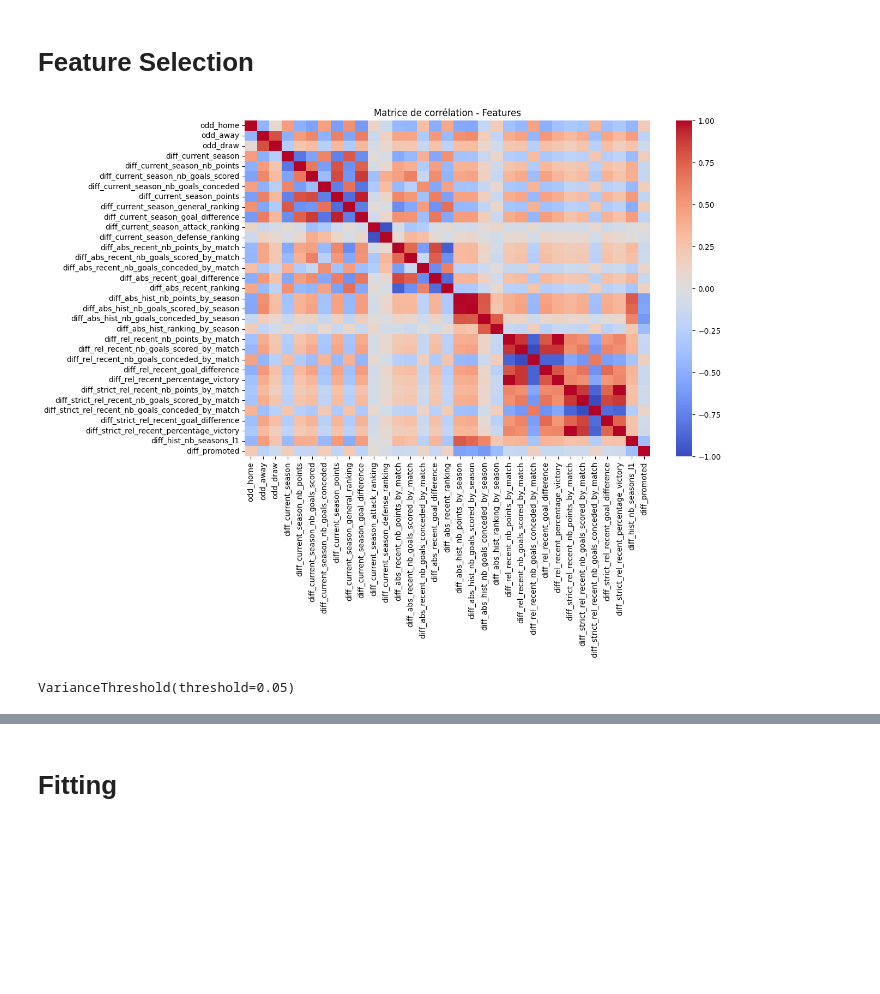
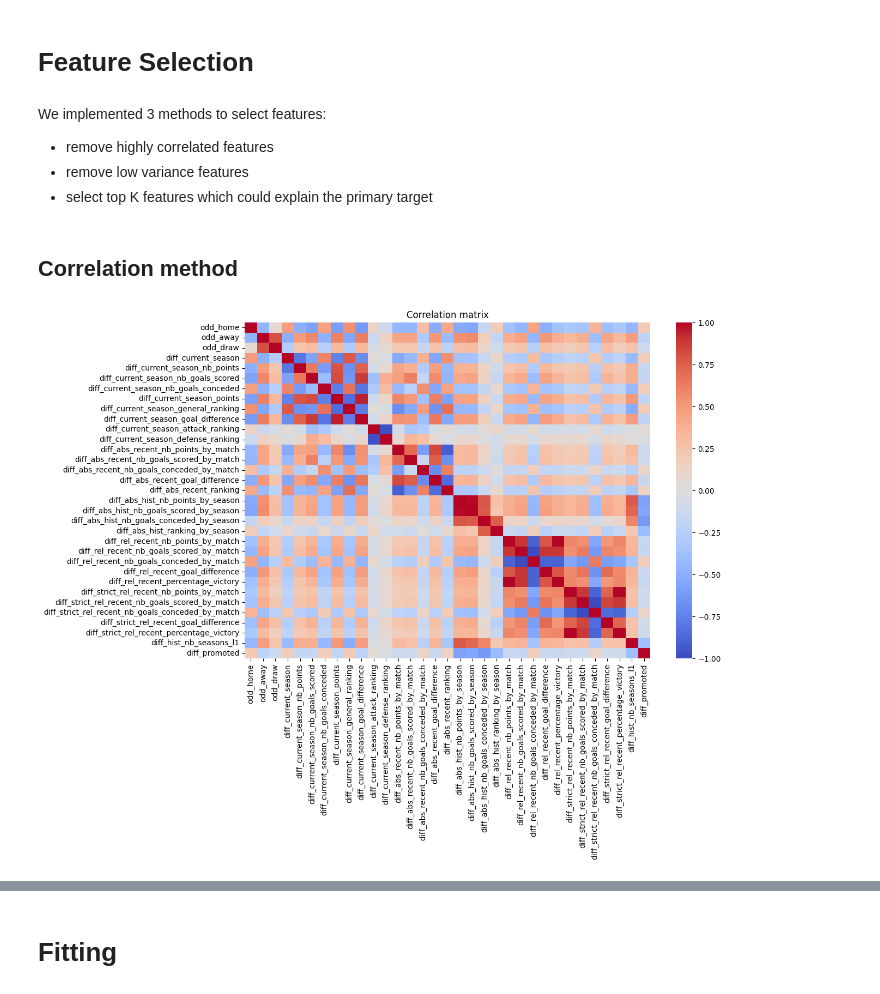
Before and after one commit to eliasmourdi/Ligue1_Predictions, a Jupyter notebook: notebooks/04a-primary_modeling.ipynb, the cells around one changed output, grey strips where cells are left out. Cells and saved outputs as stored; diff of their text form; code cells hidden in the pictures; blank space fills up the shorter version.

Commit message:
feature selection functions finalization

```diff
--- a/notebooks/04a-primary_modeling.ipynb
+++ b/notebooks/04a-primary_modeling.ipynb
@@ -104,11 +113,18 @@ X_train_primary.head()
 5 rows × 35 columns
 # %% [markdown]
 # Feature Selection
+# %% [markdown]
+We implemented 3 methods to select features:
+- remove highly correlated features
+- remove low variance features
+- select top K features which could explain the primary target
+# %% [markdown]
+## Correlation method
 # %%
 corr = X_train_primary.corr(numeric_only=True)
 plt.figure(figsize=(12,8))
 sns.heatmap(corr, cmap="coolwarm", center=0)
-plt.title("Matrice de corrélation - Features")
+plt.title("Correlation matrix")
 plt.show()
 # %% [output]
-[figure, old version]
+[figure, new version]
@@ -135,5 +130,0 @@ def remove_low_variance_features(df: pd.DataFrame, threshold: float = 0.01) -> p
-# %%
-test = VarianceThreshold(0.05)
-test.fit(X_train_primary.select_dtypes(include=["number"]))
-# %% [output]
-VarianceThreshold(threshold=0.05)
```
Also changed, not shown: parts of 19 cells of this notebook, 2 other files.
